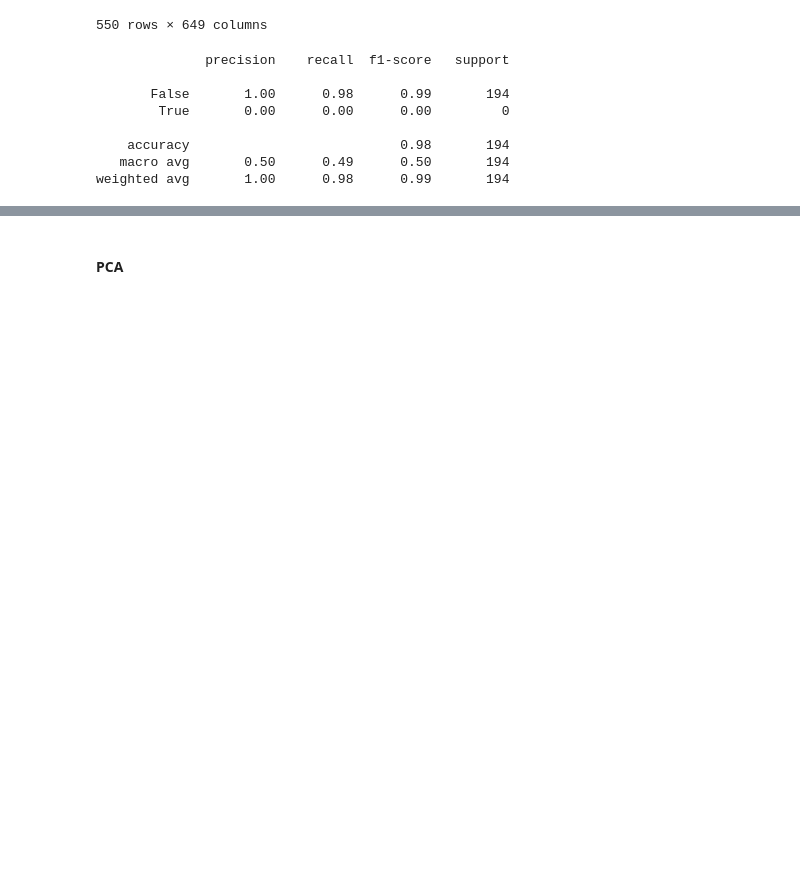
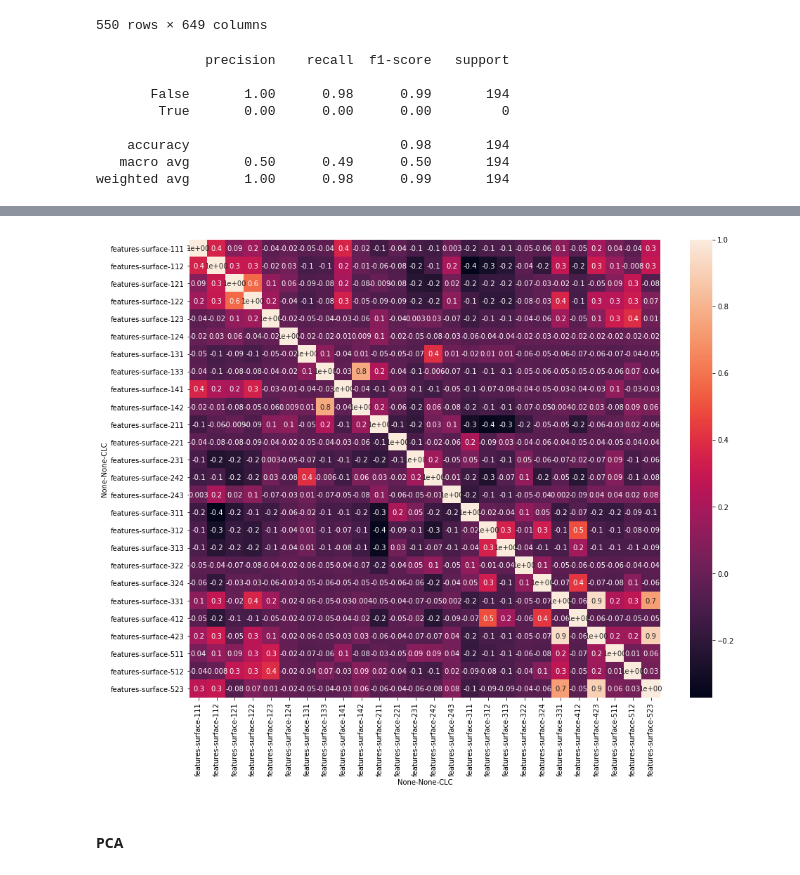
Before and after one commit to EbubekirKocadag/hackathon_beeodiversity, a Jupyter notebook: beeodiversity.ipynb, the cells around one changed output, grey strips where cells are left out. Cells and saved outputs as stored; diff of their text form; code cells hidden in the pictures; blank space fills up the shorter version.

```diff
--- a/beeodiversity.ipynb
+++ b/beeodiversity.ipynb
@@ -362,0 +363,3 @@ weighted avg       1.00      0.98      0.99       194
+# %%
+features = full_dataset["features"].loc(axis=1)["features", 'surface', :,:]
+features
@@ -363,3 +383,12 @@ weighted avg       1.00      0.98      0.99       194
+# %%
+import seaborn as sns
+corrMatrix = features.corr()
+fig_dims = (15, 12)
+fig, ax = plt.subplots(figsize=fig_dims)
+sns.heatmap(corrMatrix, annot=True, fmt='.1', ax = ax)
+plt.show()
+# %% [output]
+[figure, added]
 # %% [markdown]
 #### PCA
 # %%
```
Also changed, not shown: parts of 30 cells of this notebook.
